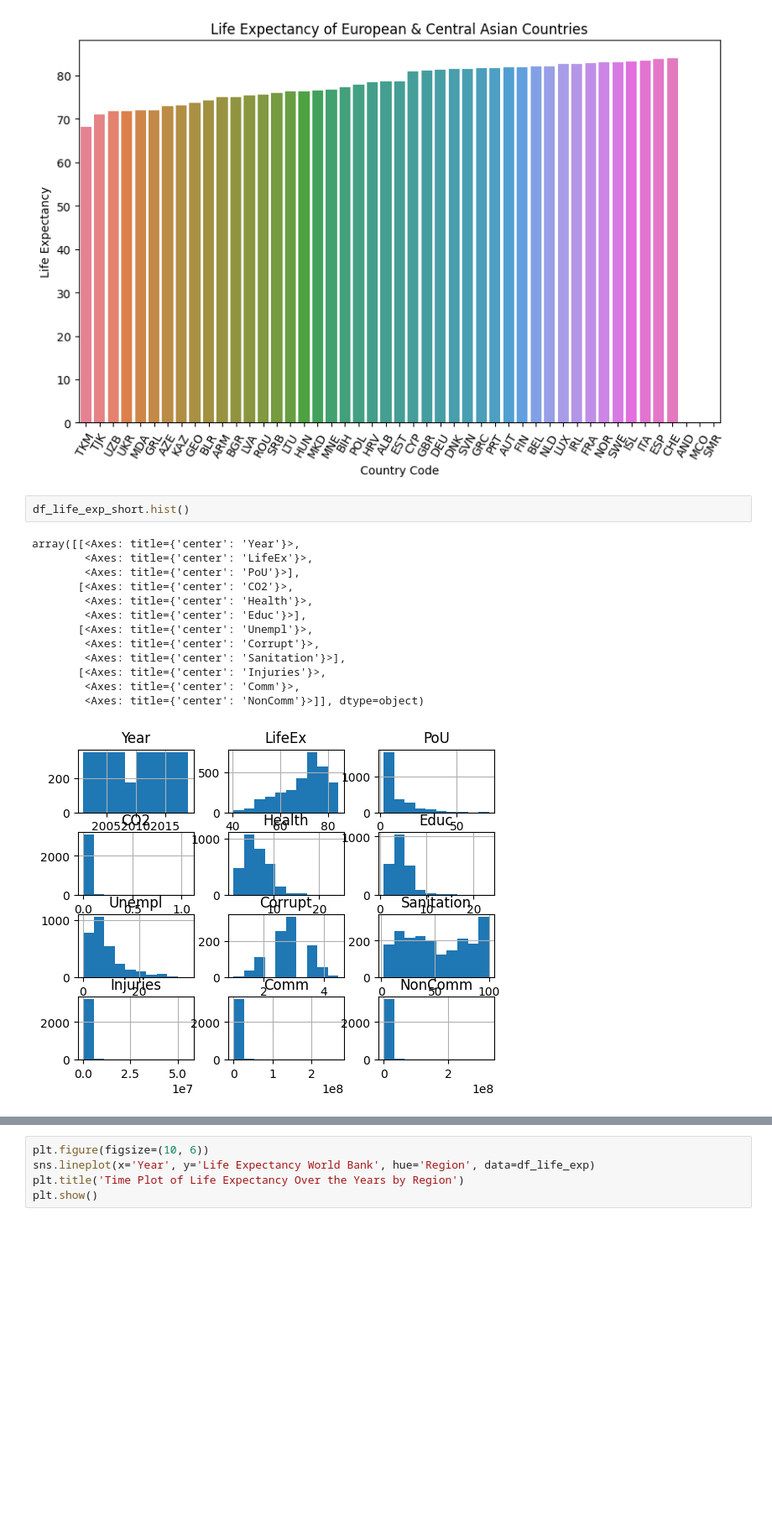
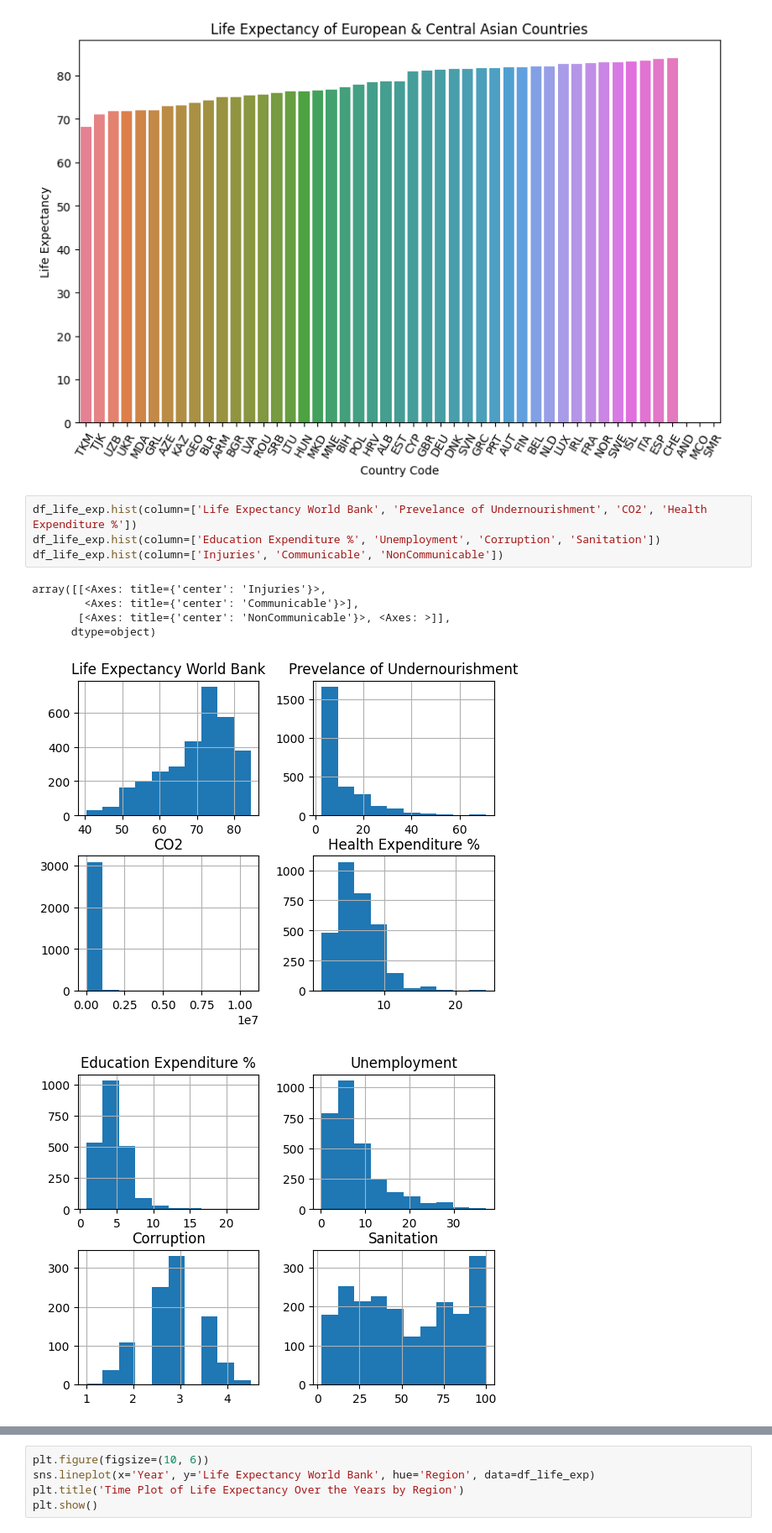
Before and after one commit to claraelisabeth/MachineLearning, a Jupyter notebook: data_description.ipynb, the cells around one changed output, grey strips where cells are left out. Shown at 84% size. Cells and saved outputs as stored; diff of their text form; blank space fills up the shorter version.

```diff
--- a/data_description.ipynb
+++ b/data_description.ipynb
@@ -195,19 +195,14 @@ plt.xticks(rotation=60)
 plt.show()
 # %% [output]
 [figure]
-# %%
-df_life_exp_short.hist()
-# %% [output]
-array([[<Axes: title={'center': 'Year'}>,
-        <Axes: title={'center': 'LifeEx'}>,
-        <Axes: title={'center': 'PoU'}>],
-       [<Axes: title={'center': 'CO2'}>,
-        <Axes: title={'center': 'Health'}>,
-        <Axes: title={'center': 'Educ'}>],
-       [<Axes: title={'center': 'Unempl'}>,
-        <Axes: title={'center': 'Corrupt'}>,
-        <Axes: title={'center': 'Sanitation'}>],
-       [<Axes: title={'center': 'Injuries'}>,
-        <Axes: title={'center': 'Comm'}>,
-        <Axes: title={'center': 'NonComm'}>]], dtype=object)
-[figure, removed]
+# %%
+df_life_exp.hist(column=['Life Expectancy World Bank', 'Prevelance of Undernourishment', 'CO2', 'Health Expenditure %'])
+df_life_exp.hist(column=['Education Expenditure %', 'Unemployment', 'Corruption', 'Sanitation'])
+df_life_exp.hist(column=['Injuries', 'Communicable', 'NonCommunicable'])
+# %% [output]
+array([[<Axes: title={'center': 'Injuries'}>,
+        <Axes: title={'center': 'Communicable'}>],
+       [<Axes: title={'center': 'NonCommunicable'}>, <Axes: >]],
+      dtype=object)
+[figure, added]
+[figure, added]
```
Also changed, not shown: parts of 1 cell of this notebook, 1 other file.
